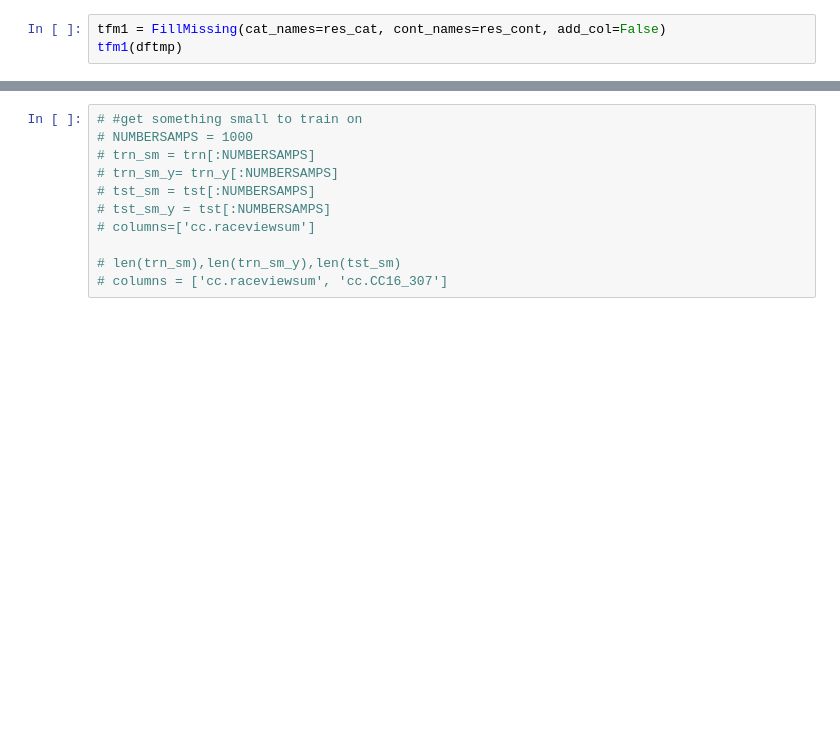
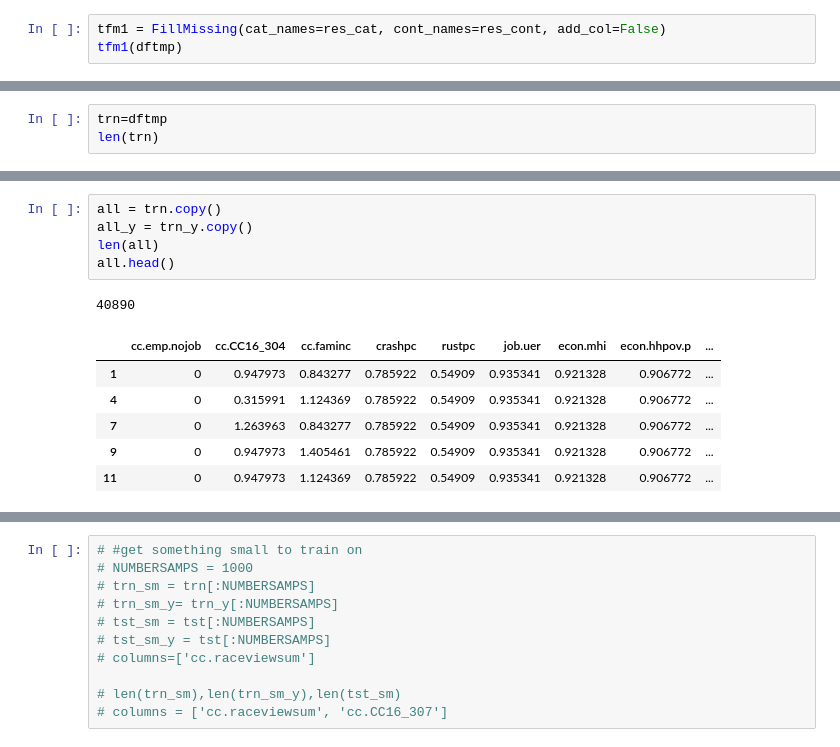
Before and after one commit to kperkins411/VoterAnalysis, a Jupyter notebook: VA_RandomForest_pvalues.ipynb, the cells around one changed output, grey strips where cells are left out. Cells and saved outputs as stored; diff of their text form; blank space fills up the shorter version.

```diff
--- a/VA_RandomForest_pvalues.ipynb
+++ b/VA_RandomForest_pvalues.ipynb
@@ -173,0 +163,3 @@ len(trn.columns)
+# %%
+trn=dftmp
+len(trn)
@@ -187,0 +180,13 @@ import pvals as pv
+# %%
+all = trn.copy()
+all_y = trn_y.copy()
+len(all)
+all.head()
+# %% [output]
+40890
+|  | cc.emp.nojob | cc.CC16_304 | cc.faminc | crashpc | rustpc | job.uer | econ.mhi | econ.hhpov.p | ... |
+| 1 | 0 | 0.947973 | 0.843277 | 0.785922 | 0.54909 | 0.935341 | 0.921328 | 0.906772 | ... |
+| 4 | 0 | 0.315991 | 1.124369 | 0.785922 | 0.54909 | 0.935341 | 0.921328 | 0.906772 | ... |
+| 7 | 0 | 1.263963 | 0.843277 | 0.785922 | 0.54909 | 0.935341 | 0.921328 | 0.906772 | ... |
+| 9 | 0 | 0.947973 | 1.405461 | 0.785922 | 0.54909 | 0.935341 | 0.921328 | 0.906772 | ... |
+| 11 | 0 | 0.947973 | 1.124369 | 0.785922 | 0.54909 | 0.935341 | 0.921328 | 0.906772 | ... |
```
Also changed, not shown: parts of 24 cells of this notebook.
